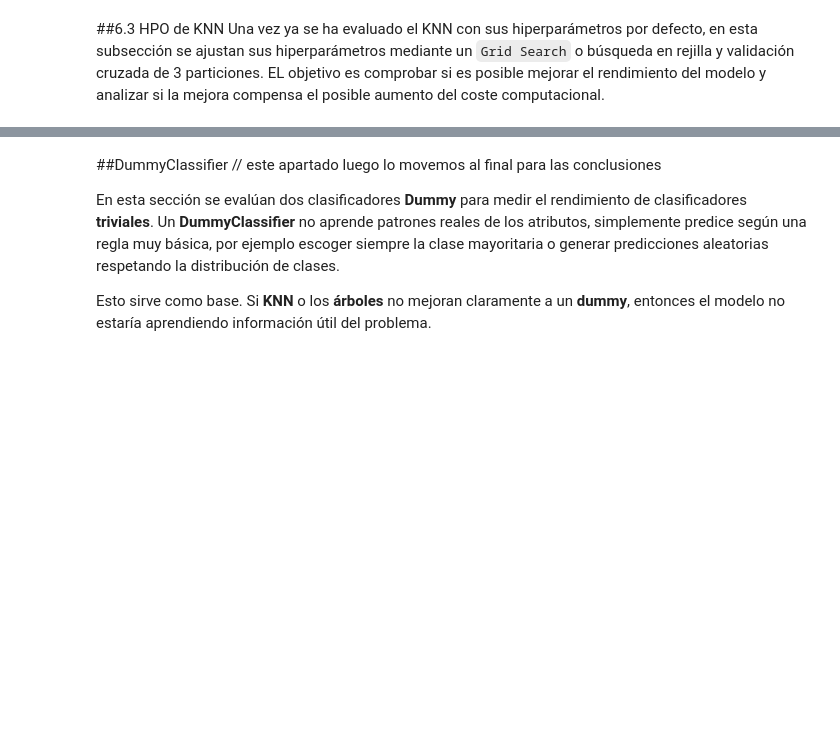
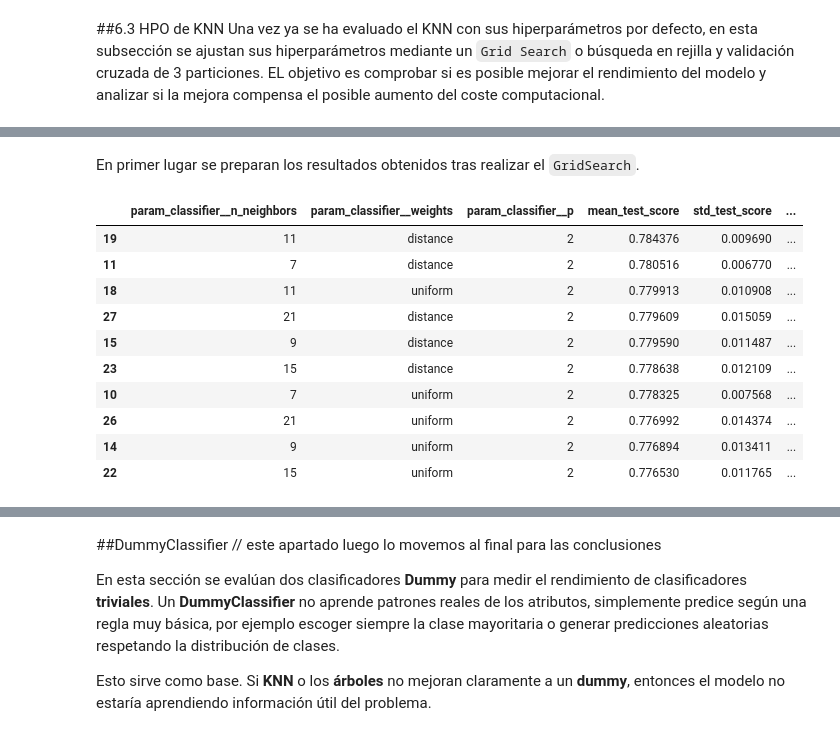
Before and after one commit to 100522401/P1_AA_100522396_100522401, a Jupyter notebook: notebooks/Cuaderno.ipynb, the cells around one changed output, grey strips where cells are left out. Drawn from its saved outputs; the diff is of its cells as text; code cells hidden in the pictures; blank space fills up the shorter version.

```diff
--- a/notebooks/Cuaderno.ipynb
+++ b/notebooks/Cuaderno.ipynb
@@ -653,0 +688,29 @@ ValueError: invalid literal for int() with base 10: 'no'
+# %% [markdown]
+En primer lugar se preparan los resultados obtenidos tras realizar el `GridSearch`.
+# %%
+results_knn = pd.DataFrame(grid_knn.cv_results_)
+
+results_knn_plot = results_knn[[
+    "param_classifier__n_neighbors",
+    "param_classifier__weights",
+    "param_classifier__p",
+    "mean_test_score",
+    "std_test_score",
+    "mean_fit_time",
+    "rank_test_score"
+]].copy()
+
+results_knn_plot = results_knn_plot.sort_values("mean_test_score", ascending=False)
+display(results_knn_plot.head(10))
+# %% [output]
+|  | param_classifier__n_neighbors | param_classifier__weights | param_classifier__p | mean_test_score | std_test_score | ... |
+| 19 | 11 | distance | 2 | 0.784376 | 0.009690 | ... |
+| 11 | 7 | distance | 2 | 0.780516 | 0.006770 | ... |
+| 18 | 11 | uniform | 2 | 0.779913 | 0.010908 | ... |
+| 27 | 21 | distance | 2 | 0.779609 | 0.015059 | ... |
+| 15 | 9 | distance | 2 | 0.779590 | 0.011487 | ... |
+| 23 | 15 | distance | 2 | 0.778638 | 0.012109 | ... |
+| 10 | 7 | uniform | 2 | 0.778325 | 0.007568 | ... |
+| 26 | 21 | uniform | 2 | 0.776992 | 0.014374 | ... |
+| 14 | 9 | uniform | 2 | 0.776894 | 0.013411 | ... |
+| 22 | 15 | uniform | 2 | 0.776530 | 0.011765 | ... |
```
Also changed, not shown: parts of 18 cells of this notebook.
